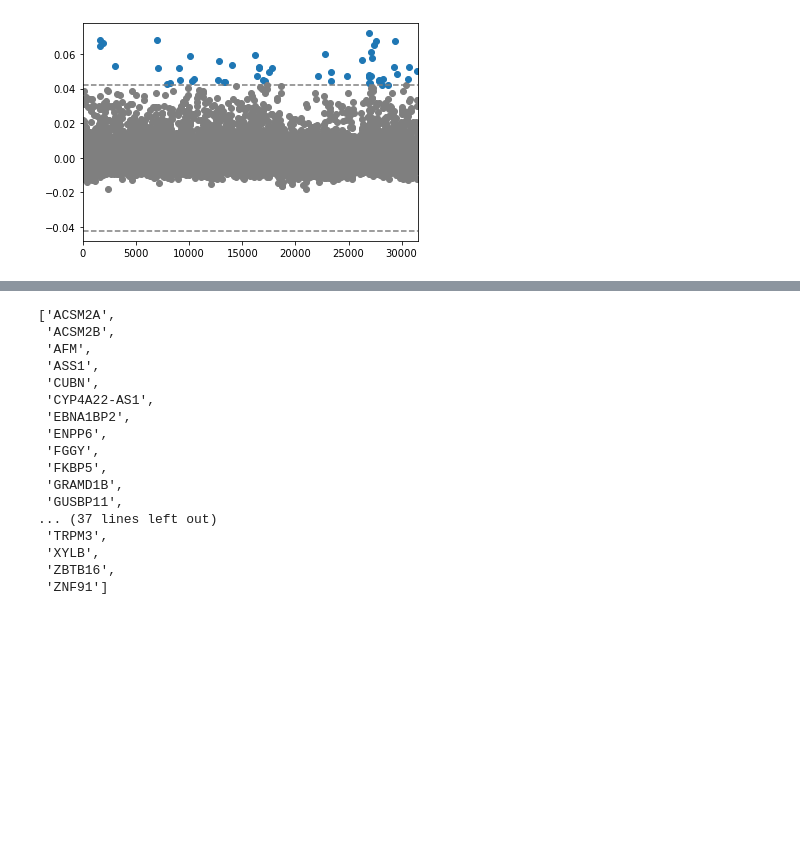
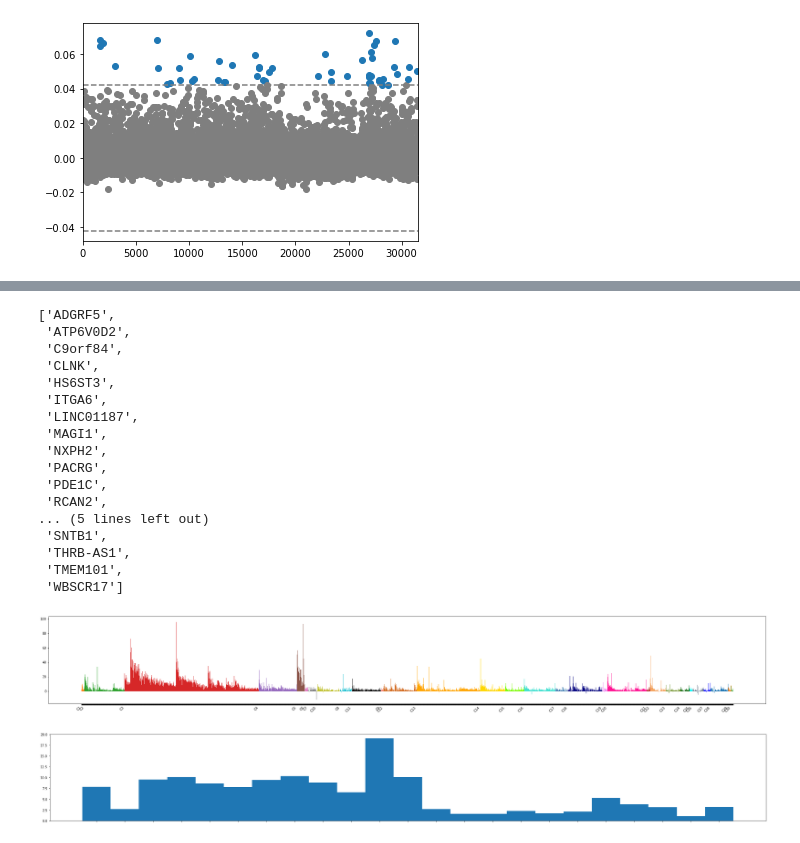
Before and after one commit to Reosu/BENG_212_Kidney, a Jupyter notebook: notebooks/Component_Identification.ipynb, the cells around one changed output, grey strips where cells are left out. Drawn from its saved outputs; the diff is of its cells as text; code cells hidden in the pictures; blank space fills up the shorter version.

```diff
--- a/notebooks/Component_Identification.ipynb
+++ b/notebooks/Component_Identification.ipynb
@@ -153,9 +151,41 @@ def plot_gene_weights(data,component,cutoffs):
 def iModulon_genes(data,component,cutoff):
     iMod = []
     for i in range(len(data[component].index)):
-        if data[component].iloc[i] > cutoffs[component]:
+        if data[component].iloc[i] > cutoff[component]:
             iMod.append(data.index[i])
     return iMod
+
+def plot_gene_activities(data,component,comp_num = None):
+    fig,ax = plt.subplots(figsize=[40,5])
+    colors = ['tab:blue','tab:orange','tab:green','tab:red','tab:purple',
+              'tab:brown','tab:pink','tab:gray','tab:olive', 'tab:cyan',
+              'black', 'salmon', 'chocolate', 'orange', 'gold', 'lawngreen',
+              'turquoise', 'steelblue', 'navy', 'violet', 'deeppink',
+              'firebrick', 'sandybrown','olivedrab','darkgreen', 'aqua',
+              'slategray', 'blue', 'pink']
+    current_label = ""
+    previous_label = ""
+    x_labels = []
+    color_count = 0
+    for i in data.index:
+        previous_label = current_label
+        current_label = i.split("_")[0]
+        if comp_num is None:
+            ax.bar(i,data[component].loc[i],color=colors[color_count]
+                   ,width=1)
+            if previous_label != current_label:
+                color_count+=1
+                if color_count > len(colors)-2:
+                    color_count=0
+                x_labels.append(current_label)
+            else:
+                x_labels.append("")
+        elif current_label in comp_num and comp_num is not None:
+            ax.bar(i,data[component].loc[i],color="tab:blue",width=1)
+            x_labels.append("")
+    plt.xticks(range(len(x_labels)),x_labels,rotation = 45, ha = "right")
+
+    return ax
 # %%
 plot_gene_weights(imp_comp_data,"17",cutoffs)
 # %% [output]
@@ -174,21 +204,29 @@ plot_gene_weights(imp_comp_data,"160",cutoffs)
 # %%
-imod = iModulon_genes(imp_comp_data,"17",cutoffs)
+imod = iModulon_genes(imp_comp_data,"96",cutoffs)
 imod
 # %% [output]
-['ACSM2A',
- 'ACSM2B',
- 'AFM',
- 'ASS1',
- 'CUBN',
- 'CYP4A22-AS1',
- 'EBNA1BP2',
- 'ENPP6',
- 'FGGY',
- 'FKBP5',
- 'GRAMD1B',
- 'GUSBP11',
-... (37 lines left out)
- 'TRPM3',
- 'XYLB',
- 'ZBTB16',
- 'ZNF91']
+['ADGRF5',
+ 'ATP6V0D2',
+ 'C9orf84',
+ 'CLNK',
+ 'HS6ST3',
+ 'ITGA6',
+ 'LINC01187',
+ 'MAGI1',
+ 'NXPH2',
+ 'PACRG',
+ 'PDE1C',
+ 'RCAN2',
+... (5 lines left out)
+ 'SNTB1',
+ 'THRB-AS1',
+ 'TMEM101',
+ 'WBSCR17']
+# %%
+ax = plot_gene_activities(A,"17")
+# %% [output]
+[figure, added]
+# %%
+ax = plot_gene_activities(A,"17","C1")
+# %% [output]
+[figure, added]
```
Also changed, not shown: parts of 9 cells of this notebook, 8 other files.
